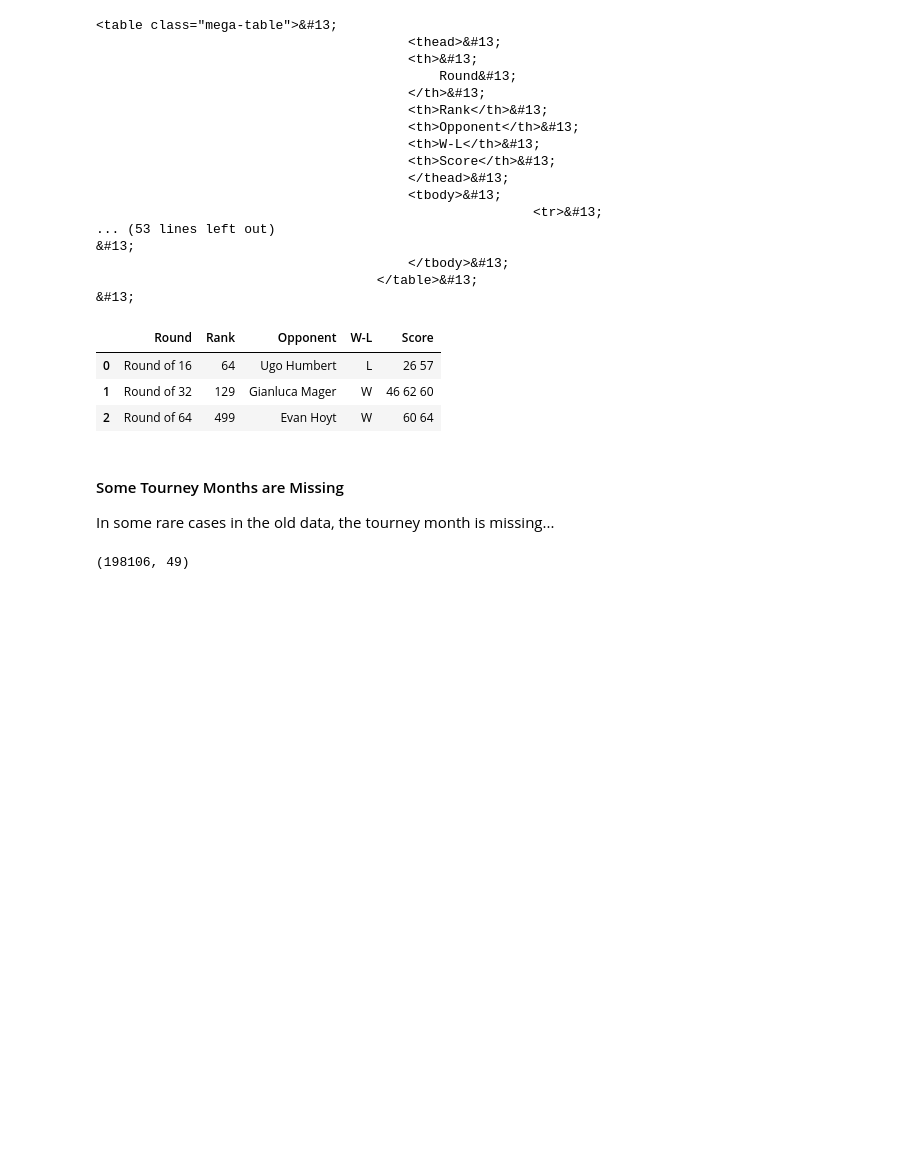
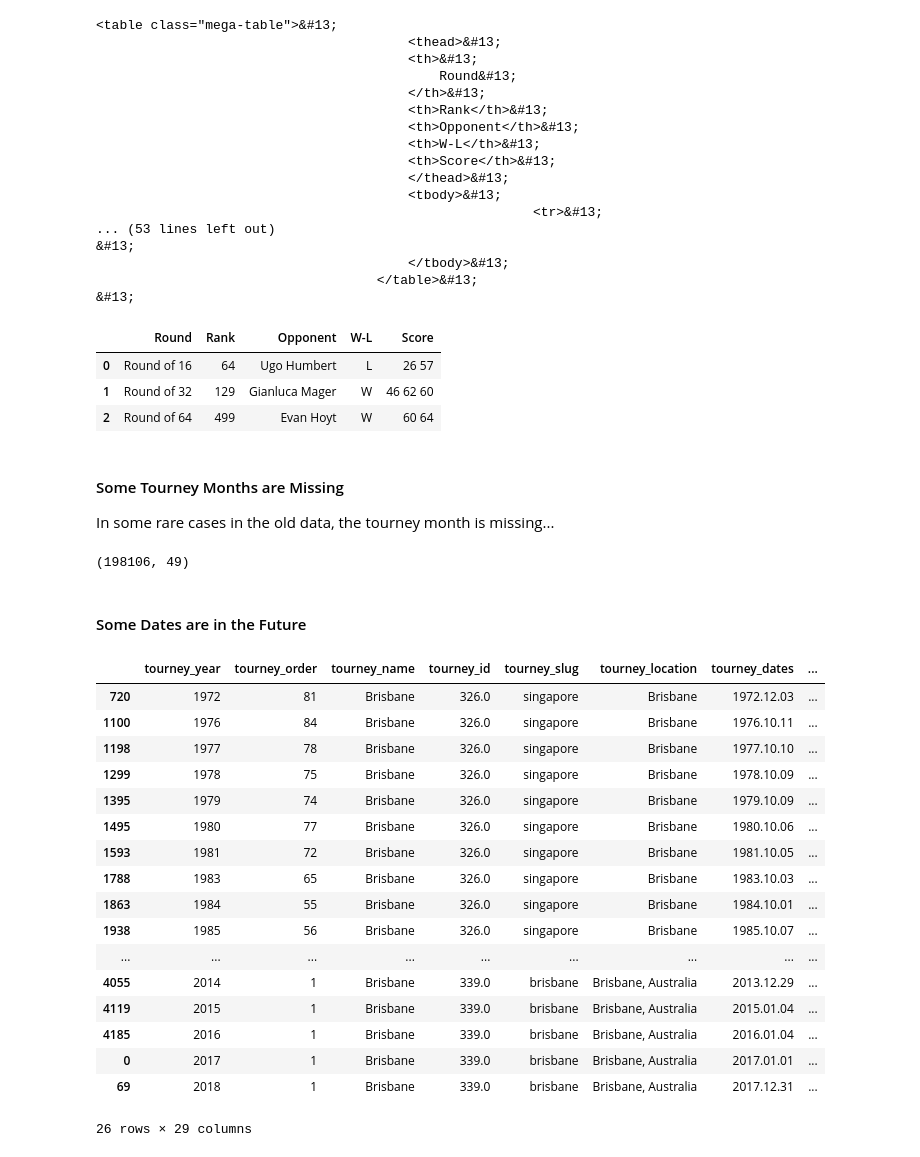
Before and after one commit to siddjagadish/tennis_new, a Jupyter notebook: tennis_new/notebooks/data_fetching_debugging.ipynb, the cells around one changed output. Cells and saved outputs as stored; diff of their text form; code cells hidden in the pictures; blank space fills up the shorter version.

```diff
--- a/tennis_new/notebooks/data_fetching_debugging.ipynb
+++ b/tennis_new/notebooks/data_fetching_debugging.ipynb
@@ -276,3 +276,5 @@ q = pd.read_csv(
 q.shape
 # %% [output]
 (198106, 49)
+# %% [markdown]
+#### Some Dates are in the Future
@@ -278,0 +291,21 @@ q.shape
+# %%
+tourneys[tourneys['tourney_name'] == 'Brisbane'].sort_values('tourney_dates')
+# %% [output]
+|  | tourney_year | tourney_order | tourney_name | tourney_id | tourney_slug | tourney_location | tourney_dates | ... |
+| 720 | 1972 | 81 | Brisbane | 326.0 | singapore | Brisbane | 1972.12.03 | ... |
+| 1100 | 1976 | 84 | Brisbane | 326.0 | singapore | Brisbane | 1976.10.11 | ... |
+| 1198 | 1977 | 78 | Brisbane | 326.0 | singapore | Brisbane | 1977.10.10 | ... |
+| 1299 | 1978 | 75 | Brisbane | 326.0 | singapore | Brisbane | 1978.10.09 | ... |
+| 1395 | 1979 | 74 | Brisbane | 326.0 | singapore | Brisbane | 1979.10.09 | ... |
+| 1495 | 1980 | 77 | Brisbane | 326.0 | singapore | Brisbane | 1980.10.06 | ... |
+| 1593 | 1981 | 72 | Brisbane | 326.0 | singapore | Brisbane | 1981.10.05 | ... |
+| 1788 | 1983 | 65 | Brisbane | 326.0 | singapore | Brisbane | 1983.10.03 | ... |
+| 1863 | 1984 | 55 | Brisbane | 326.0 | singapore | Brisbane | 1984.10.01 | ... |
+| 1938 | 1985 | 56 | Brisbane | 326.0 | singapore | Brisbane | 1985.10.07 | ... |
+| ... | ... | ... | ... | ... | ... | ... | ... | ... |
+| 4055 | 2014 | 1 | Brisbane | 339.0 | brisbane | Brisbane, Australia | 2013.12.29 | ... |
+| 4119 | 2015 | 1 | Brisbane | 339.0 | brisbane | Brisbane, Australia | 2015.01.04 | ... |
+| 4185 | 2016 | 1 | Brisbane | 339.0 | brisbane | Brisbane, Australia | 2016.01.04 | ... |
+| 0 | 2017 | 1 | Brisbane | 339.0 | brisbane | Brisbane, Australia | 2017.01.01 | ... |
+| 69 | 2018 | 1 | Brisbane | 339.0 | brisbane | Brisbane, Australia | 2017.12.31 | ... |
+26 rows × 29 columns
```
Also changed, not shown: parts of 26 cells of this notebook, 3 other files.
